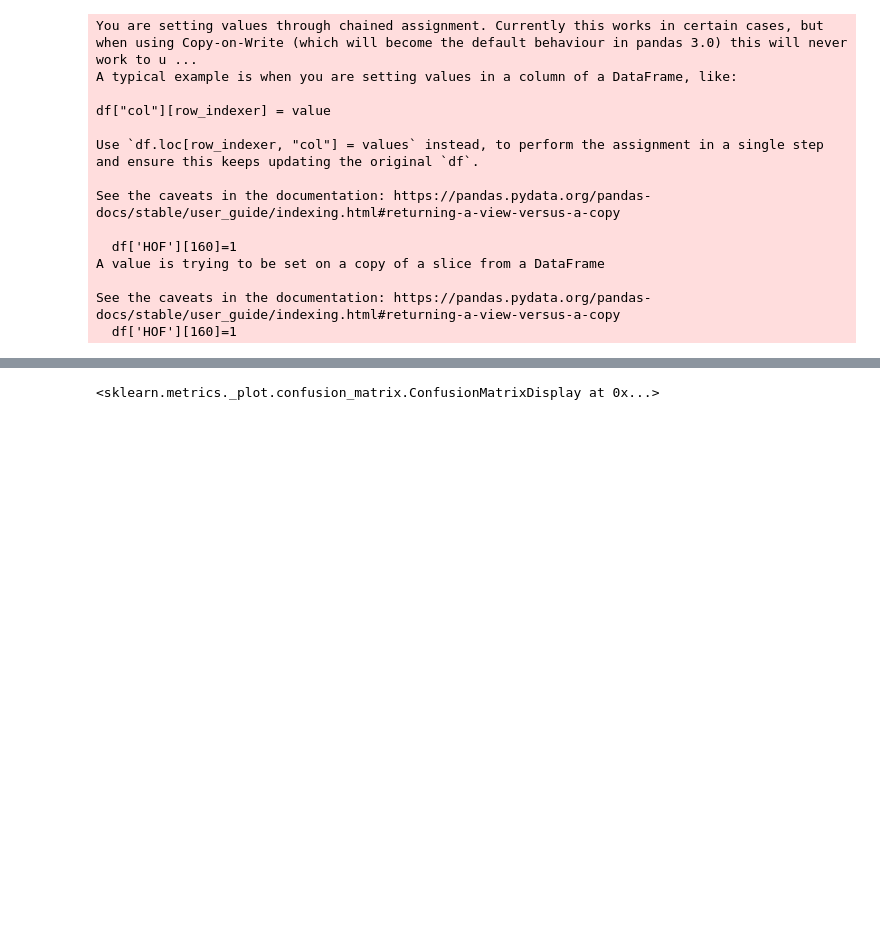
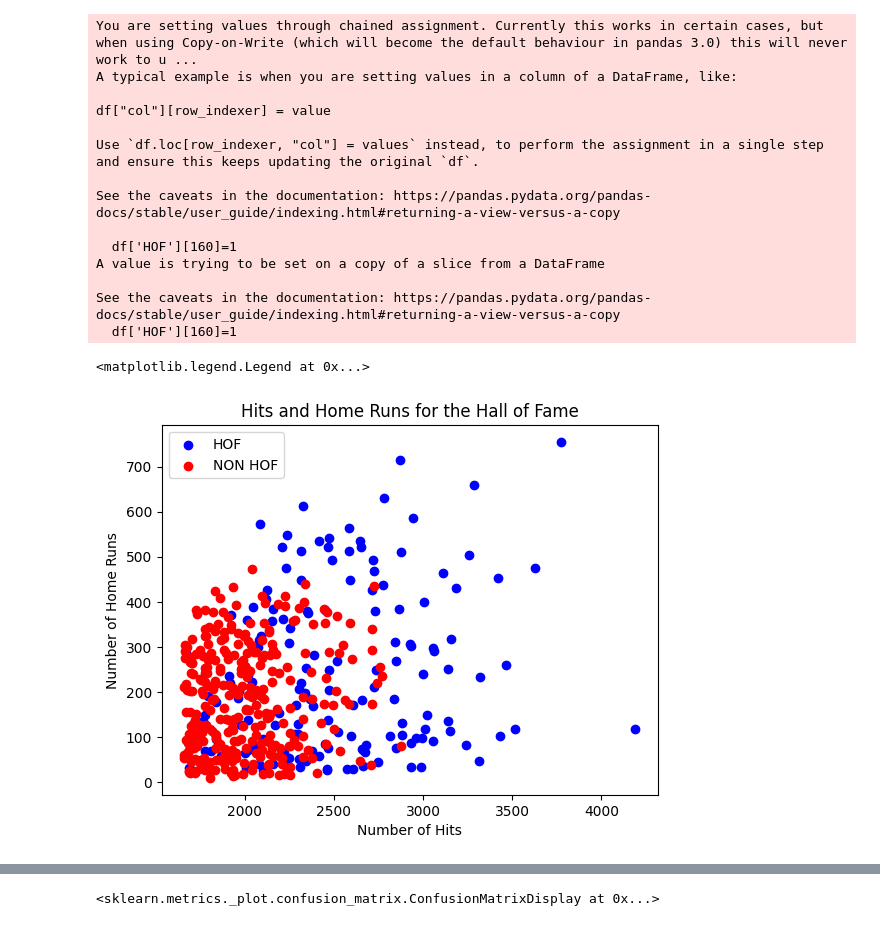
Before and after one commit to RAWRXD001c/MLB-Baseball, a Jupyter notebook: Baseball_Data_Project.ipynb, the cells around one changed output, grey strips where cells are left out. Saved outputs shown, nothing was run; the diff lists cells and outputs as text; code cells hidden in the pictures; blank space fills up the shorter version.

```diff
--- a/Baseball_Data_Project.ipynb
+++ b/Baseball_Data_Project.ipynb
@@ -45,3 +45,14 @@ A value is trying to be set on a copy of a slice from a DataFrame
 
 See the caveats in the documentation: https://pandas.pydata.org/pandas-docs/stable/user_guide/indexing.html#returning-a-view-versus-a-copy
   df['HOF'][160]=1
+# %%
+#Hits and Home Runs
+plt.scatter(df[df['HOF'] == 1]['Hits'], df[df['HOF'] ==1]['HR'], color = 'blue', label = 'HOF')
+plt.scatter(df[df['HOF'] == 0 ]['Hits'], df[df['HOF'] ==0]['HR'], color = 'red', label = 'NON HOF')
+plt.title("Hits and Home Runs for the Hall of Fame")
+plt.xlabel("Number of Hits")
+plt.ylabel("Number of Home Runs")
+plt.legend()
+# %% [output]
+<matplotlib.legend.Legend at 0x...>
+[figure, added]
```
Also changed, not shown: parts of 8 cells of this notebook.
